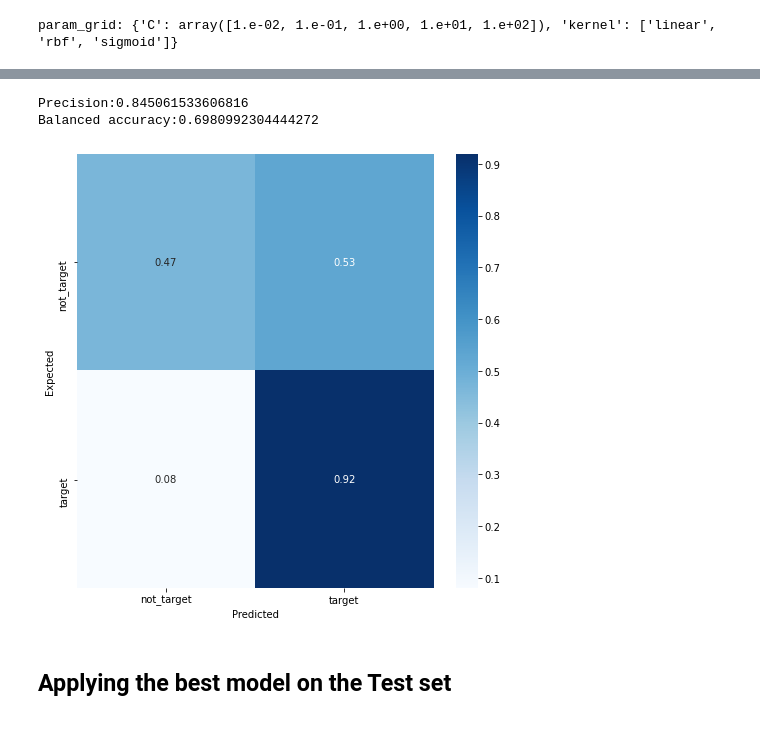
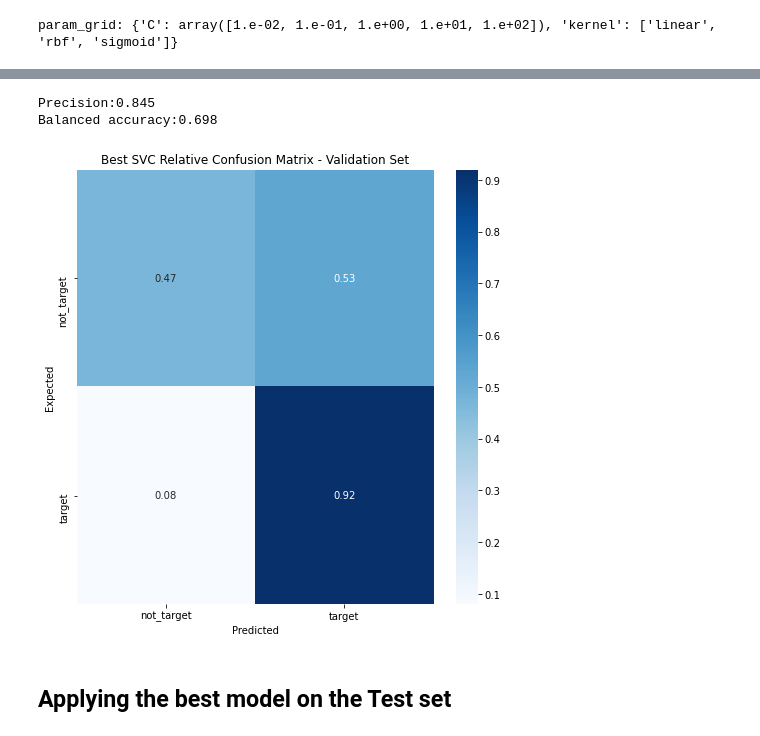
Before and after one commit to AndreGoncalves013/Starbucks_Customer_Offer_Targeting, a Jupyter notebook: src/starbucks_offer_prediction.ipynb, the cells around one changed output, grey strips where cells are left out. Drawn from its saved outputs; the diff is of its cells as text; code cells hidden in the pictures.

```diff
--- a/src/starbucks_offer_prediction.ipynb
+++ b/src/starbucks_offer_prediction.ipynb
@@ -606,12 +640,19 @@ GridSearchCV(cv=5, estimator=SVC(random_state=42),
 best_svc = grid.best_estimator_
 y_pred_train = best_svc.predict(X_train_scaled)
 y_pred_val = best_svc.predict(X_val_scaled)
-# %%
-plot_balanced_accuracy_heatmap(y_val, y_pred_val,  le.classes_)
-# %% [output]
-Precision:0.845061533606816
-Balanced accuracy:0.6980992304444272
-[figure, removed]
+# %%
+title = 'Best SVC Relative Confusion Matrix - Validation Set'
+plot_balanced_accuracy_heatmap(
+    y_val,
+    y_pred_val,
+    le.classes_,
+    title,
+    savefig=True
+)
+# %% [output]
+Precision:0.845
+Balanced accuracy:0.698
+[figure, added]
 # %% [markdown]
 ## Applying the best model on the Test set
 # %%
```
Also changed, not shown: parts of 11 cells of this notebook, 5 other files.
